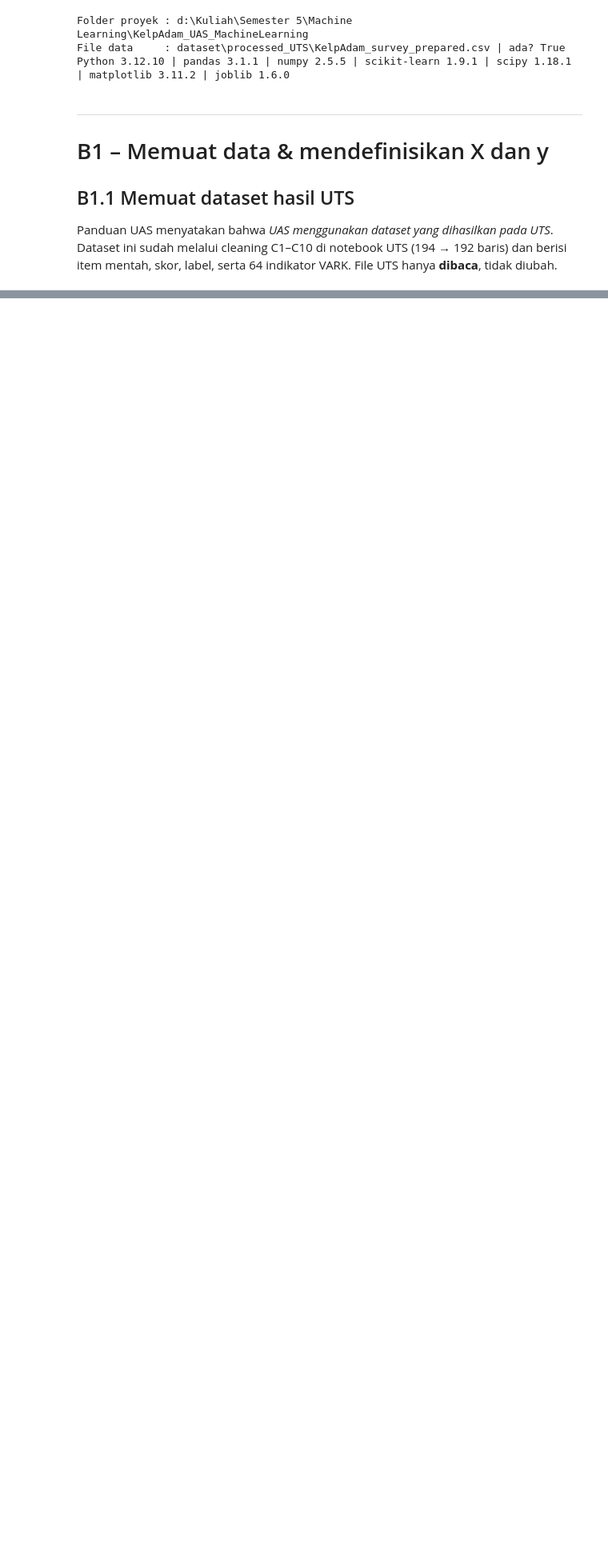
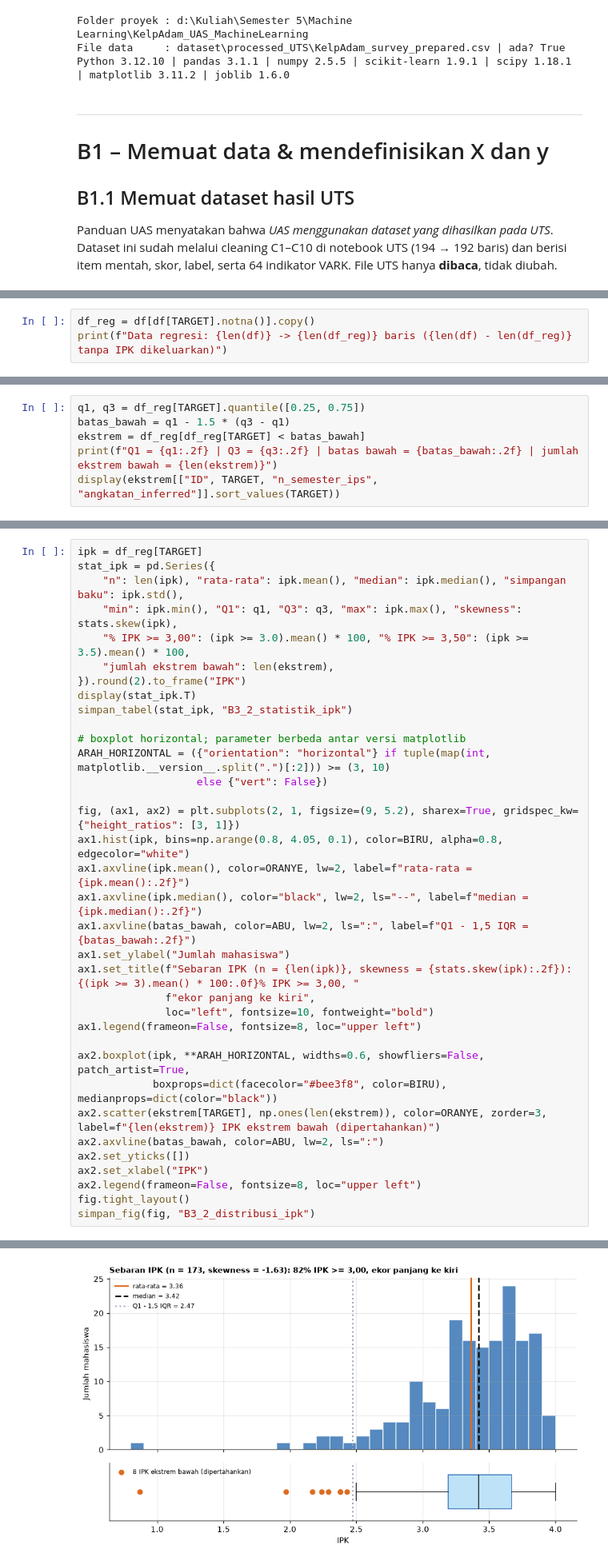
Before and after one commit to edwardchristi4n/machine_learning_final_exam, a Jupyter notebook: notebook/Notebook_B_Regresi_IPK.ipynb, the cells around one changed output, grey strips where cells are left out. Shown at 80% size. Cells and saved outputs as stored; diff of their text form; blank space fills up the shorter version.

```diff
--- a/notebook/Notebook_B_Regresi_IPK.ipynb
+++ b/notebook/Notebook_B_Regresi_IPK.ipynb
@@ -118,0 +477,3 @@ Ukuran dataset: (192, 216)
+# %%
+df_reg = df[df[TARGET].notna()].copy()
+print(f"Data regresi: {len(df)} -> {len(df_reg)} baris ({len(df) - len(df_reg)} tanpa IPK dikeluarkan)")
@@ -118,0 +485,6 @@ Ukuran dataset: (192, 216)
+# %%
+q1, q3 = df_reg[TARGET].quantile([0.25, 0.75])
+batas_bawah = q1 - 1.5 * (q3 - q1)
+ekstrem = df_reg[df_reg[TARGET] < batas_bawah]
+print(f"Q1 = {q1:.2f} | Q3 = {q3:.2f} | batas bawah = {batas_bawah:.2f} | jumlah ekstrem bawah = {len(ekstrem)}")
+display(ekstrem[["ID", TARGET, "n_semester_ips", "angkatan_inferred"]].sort_values(TARGET))
@@ -118,0 +630,36 @@ Ukuran dataset: (192, 216)
+# %%
+ipk = df_reg[TARGET]
+stat_ipk = pd.Series({
+    "n": len(ipk), "rata-rata": ipk.mean(), "median": ipk.median(), "simpangan baku": ipk.std(),
+    "min": ipk.min(), "Q1": q1, "Q3": q3, "max": ipk.max(), "skewness": stats.skew(ipk),
+    "% IPK >= 3,00": (ipk >= 3.0).mean() * 100, "% IPK >= 3,50": (ipk >= 3.5).mean() * 100,
+    "jumlah ekstrem bawah": len(ekstrem),
+}).round(2).to_frame("IPK")
+display(stat_ipk.T)
+simpan_tabel(stat_ipk, "B3_2_statistik_ipk")
+
+# boxplot horizontal; parameter berbeda antar versi matplotlib
+ARAH_HORIZONTAL = ({"orientation": "horizontal"} if tuple(map(int, matplotlib.__version__.split(".")[:2])) >= (3, 10)
+                   else {"vert": False})
+
+fig, (ax1, ax2) = plt.subplots(2, 1, figsize=(9, 5.2), sharex=True, gridspec_kw={"height_ratios": [3, 1]})
+ax1.hist(ipk, bins=np.arange(0.8, 4.05, 0.1), color=BIRU, alpha=0.8, edgecolor="white")
+ax1.axvline(ipk.mean(), color=ORANYE, lw=2, label=f"rata-rata = {ipk.mean():.2f}")
+ax1.axvline(ipk.median(), color="black", lw=2, ls="--", label=f"median = {ipk.median():.2f}")
+ax1.axvline(batas_bawah, color=ABU, lw=2, ls=":", label=f"Q1 - 1,5 IQR = {batas_bawah:.2f}")
+ax1.set_ylabel("Jumlah mahasiswa")
+ax1.set_title(f"Sebaran IPK (n = {len(ipk)}, skewness = {stats.skew(ipk):.2f}): {(ipk >= 3).mean() * 100:.0f}% IPK >= 3,00, "
+              f"ekor panjang ke kiri",
+              loc="left", fontsize=10, fontweight="bold")
+ax1.legend(frameon=False, fontsize=8, loc="upper left")
+
+ax2.boxplot(ipk, **ARAH_HORIZONTAL, widths=0.6, showfliers=False, patch_artist=True,
+            boxprops=dict(facecolor="#bee3f8", color=BIRU), medianprops=dict(color="black"))
+ax2.scatter(ekstrem[TARGET], np.ones(len(ekstrem)), color=ORANYE, zorder=3, label=f"{len(ekstrem)} IPK ekstrem bawah (dipertahankan)")
+ax2.axvline(batas_bawah, color=ABU, lw=2, ls=":")
+ax2.set_yticks([])
+ax2.set_xlabel("IPK")
+ax2.legend(frameon=False, fontsize=8, loc="upper left")
+fig.tight_layout()
+simpan_fig(fig, "B3_2_distribusi_ipk")
+# %% [output]
@@ -118,0 +669 @@ Ukuran dataset: (192, 216)
+[figure, added]
```
Also changed, not shown: parts of 52 cells of this notebook, 14 other files.
